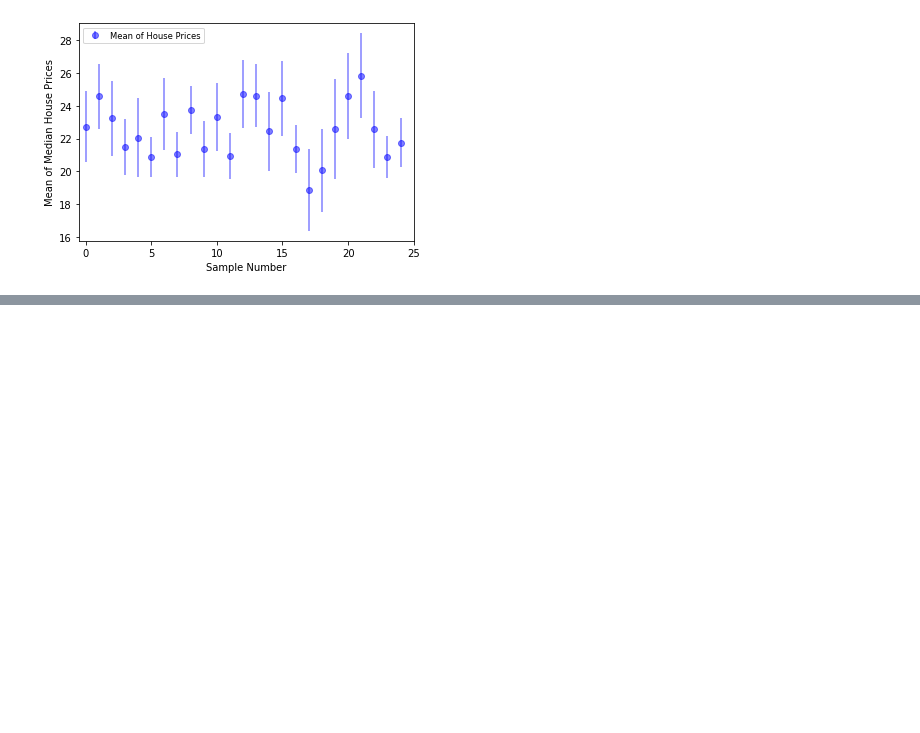
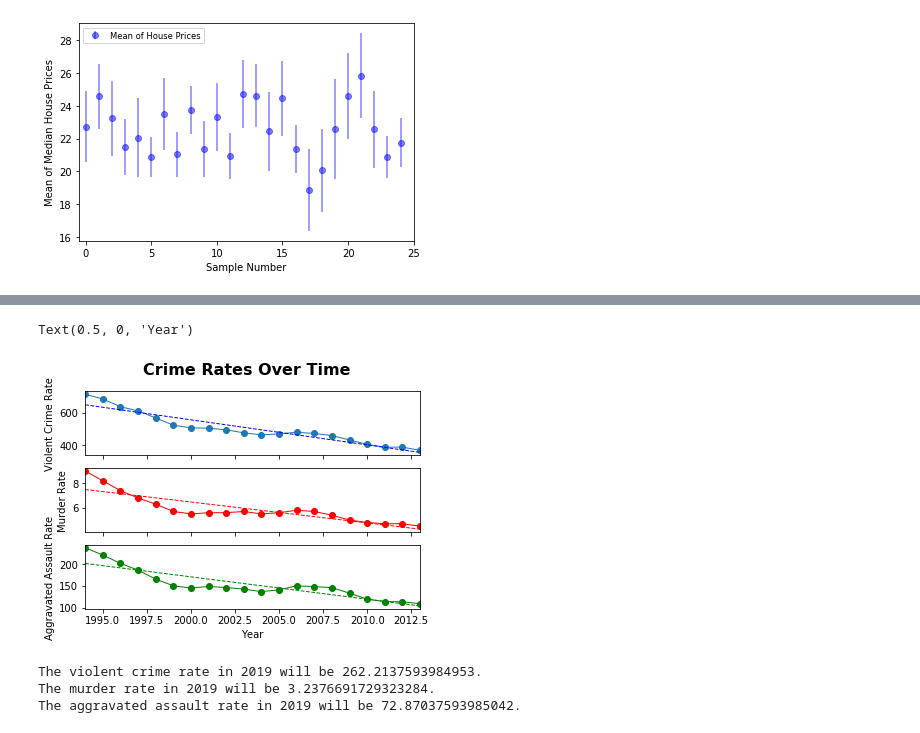
Before and after one commit to MarcoASB/Exercises, a Jupyter notebook: Functions.ipynb, the cells around one changed output, grey strips where cells are left out. Drawn from its saved outputs; the diff is of its cells as text; code cells hidden in the pictures; blank space fills up the shorter version.

```diff
--- a/Functions.ipynb
+++ b/Functions.ipynb
@@ -206,0 +214,54 @@ plt.show()
+# %%
+# Dependencies
+from matplotlib import pyplot as plt
+from scipy import stats
+import numpy as np
+import pandas as pd
+# Load data
+crime_data = pd.read_csv("Resources/crime_data.csv")
+# %%
+year = crime_data.loc[:, 'year']
+# Grab violent crime rates
+violent_crime_rate = crime_data.iloc[:, 3]
+vc_slope, vc_int, vc_r, vc_p, vc_std_err = stats.linregress(year, violent_crime_rate)
+vc_fit = vc_slope * year + vc_int
+# Grab murder rate
+murder_rate = crime_data.iloc[:, 5]
+m_slope, m_int, m_r, m_p, m_std_err = stats.linregress(year, murder_rate)
+m_fit = m_slope * year + m_int
+# Grab aggravated assault rate
+aggravated_assault_rate = crime_data.iloc[:, 9]
+aa_slope, aa_int, aa_r, aa_p, aa_std_err = stats.linregress(year, aggravated_assault_rate)
+aa_fit = aa_slope * year + aa_int
+# %%
+# Plot
+fig, (ax1, ax2, ax3) = plt.subplots(3, sharex=True)
+fig.suptitle("Crime Rates Over Time", fontsize=16, fontweight="bold")
+
+ax1.set_xlim(min(year), max(year))
+ax1.plot(year, violent_crime_rate, linewidth=1, marker="o")
+ax1.plot(year, vc_fit, "b--", linewidth=1)
+ax1.set_ylabel("Violent Crime Rate")
+
+ax2.plot(year, murder_rate, linewidth=1, marker="o", color="r")
+ax2.plot(year, m_fit, "r--", linewidth=1)
+ax2.set_ylabel("Murder Rate")
+
+ax3.plot(year, aggravated_assault_rate, linewidth=1, marker="o", color="g")
+ax3.plot(year, aa_fit, "g--", linewidth=1)
+ax3.set_ylabel("Aggravated Assault Rate")
+ax3.set_xlabel("Year")
+# %% [output]
+Text(0.5, 0, 'Year')
+[figure, added]
+# %%
+# Print results and save image
+year = 2019
+print("The violent crime rate in 2019 will be " + str(vc_slope * year + vc_int))
+print("The murder rate in 2019 will be " + str(m_slope * year + m_int))
+print("The aggravated assault rate in 2019 will be " + str(aa_slope * year + aa_int))
+# plt.savefig("output/18-final-plot.png")
+# %% [output]
+The violent crime rate in 2019 will be 262.2137593984953.
+The murder rate in 2019 will be 3.2376691729323284.
+The aggravated assault rate in 2019 will be 72.87037593985042.
```
Also changed, not shown: parts of 15 cells of this notebook, 2 other files.
